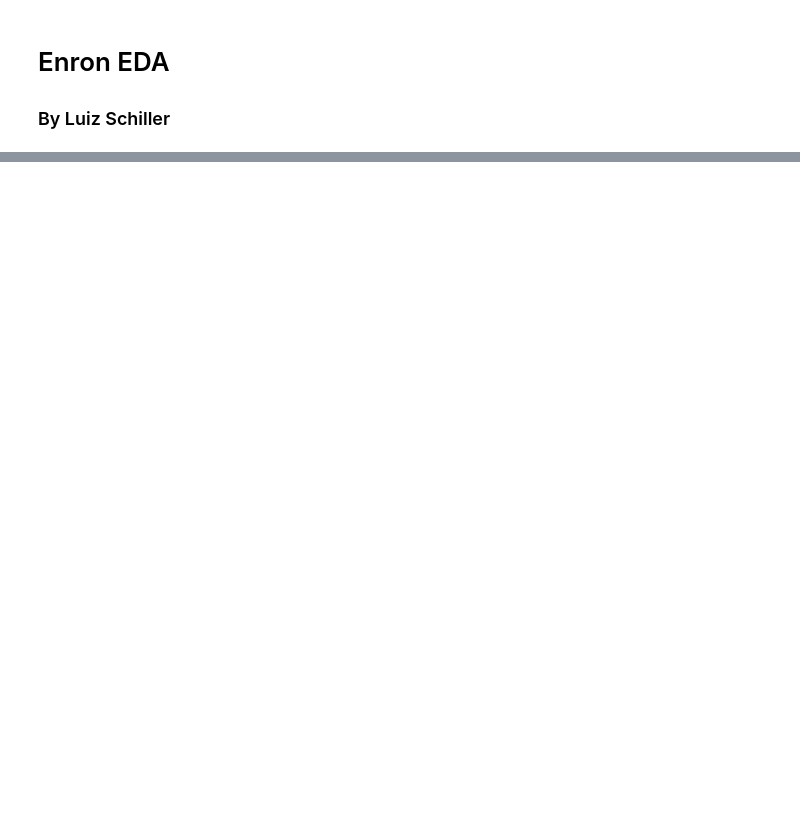
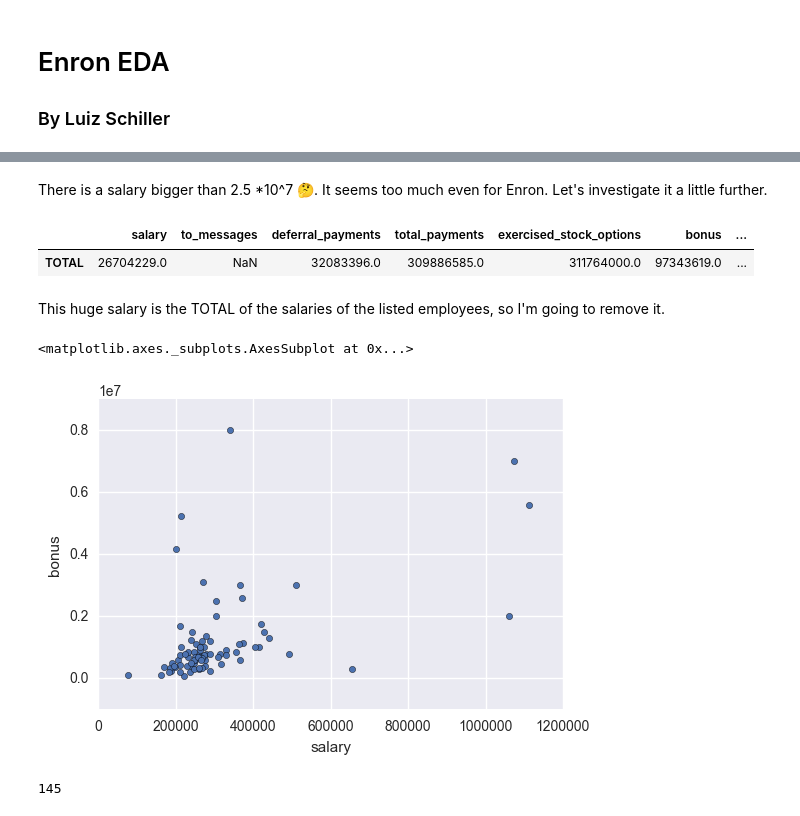
Before and after one commit to schiller/ud120-projects, a Jupyter notebook: final_project/Enron EDA.ipynb, the cells around one changed output, grey strips where cells are left out. Cells and saved outputs as stored; diff of their text form; code cells hidden in the pictures; blank space fills up the shorter version.

```diff
--- a/final_project/Enron EDA.ipynb
+++ b/final_project/Enron EDA.ipynb
@@ -80,0 +91,19 @@ A lot of missing values
+# %% [markdown]
+There is a salary bigger than 2.5 *10^7 🤔. It seems too much even for Enron. Let's investigate it a little further.
+# %%
+df[df['salary'] > 2.5 * 10**7]
+# %% [output]
+|  | salary | to_messages | deferral_payments | total_payments | exercised_stock_options | bonus | ... |
+| TOTAL | 26704229.0 | NaN | 32083396.0 | 309886585.0 | 311764000.0 | 97343619.0 | ... |
+# %% [markdown]
+This huge salary is the TOTAL of the salaries of the listed employees, so I'm going to remove it.
+# %%
+df.drop('TOTAL', inplace = True)
+df.plot.scatter(x = 'salary', y = 'bonus')
+# %% [output]
+<matplotlib.axes._subplots.AxesSubplot at 0x...>
+[figure, added]
+# %%
+len(df)
+# %% [output]
+145
```
Also changed, not shown: parts of 10 cells of this notebook.
